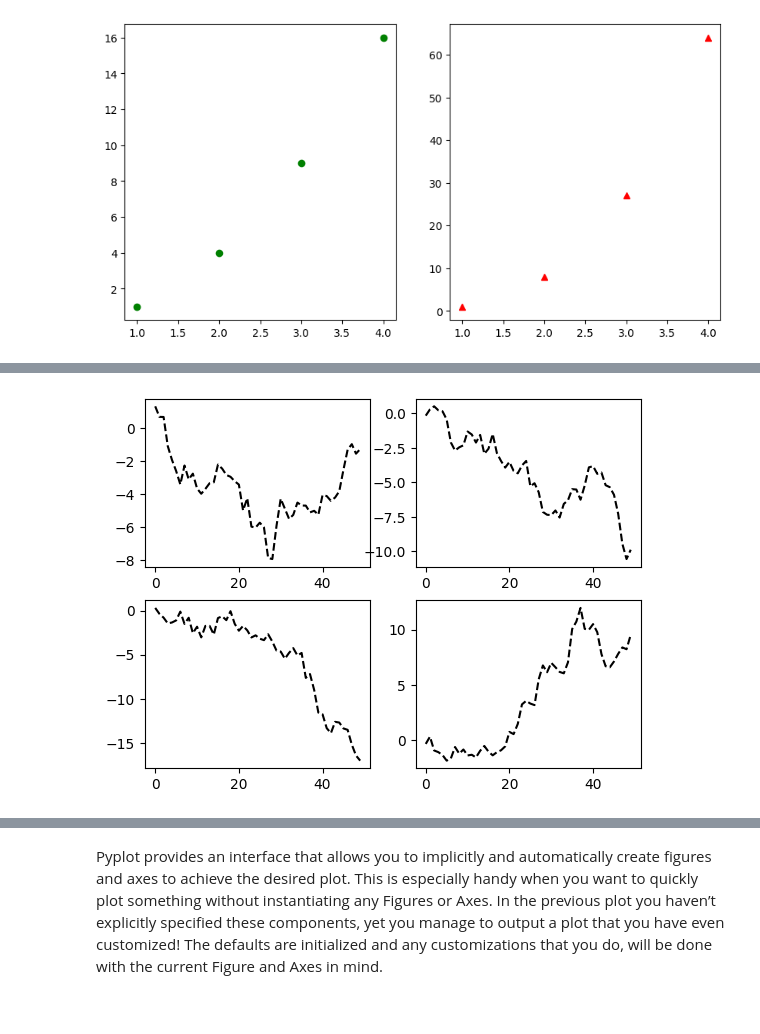
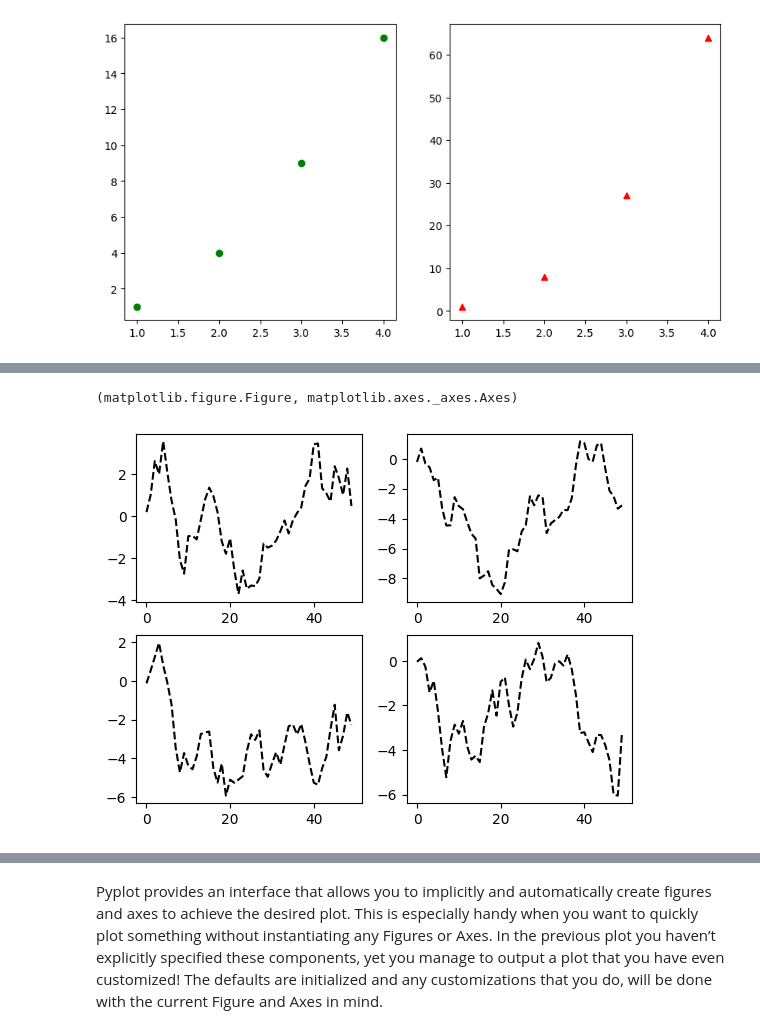
Before and after one commit to karim1644/BDTA, a Jupyter notebook: Lab/5-Data-Visualization/5_DataVisualization.ipynb, the cells around one changed output, grey strips where cells are left out. Saved outputs shown, nothing was run; the diff lists cells and outputs as text; code cells hidden in the pictures.

```diff
--- a/Lab/5-Data-Visualization/5_DataVisualization.ipynb
+++ b/Lab/5-Data-Visualization/5_DataVisualization.ipynb
@@ -110,10 +110,13 @@ plt.plot(np.random.randn(50).cumsum(), 'k--')
 # %%
 fig, axes = plt.subplots(2, 2)
 for i in range(2):
     for j in range(2):
         axes[i, j].plot(np.random.randn(50).cumsum(), 'k--')
+
+type(fig), type(axes[1,1])
 # %% [output]
+(matplotlib.figure.Figure, matplotlib.axes._axes.Axes)
-[figure, old version]
+[figure, new version]
 # %%
 # Axis level
 # fig = plt.figure();
```
Also changed, not shown: parts of 37 cells of this notebook, 1 other file.
